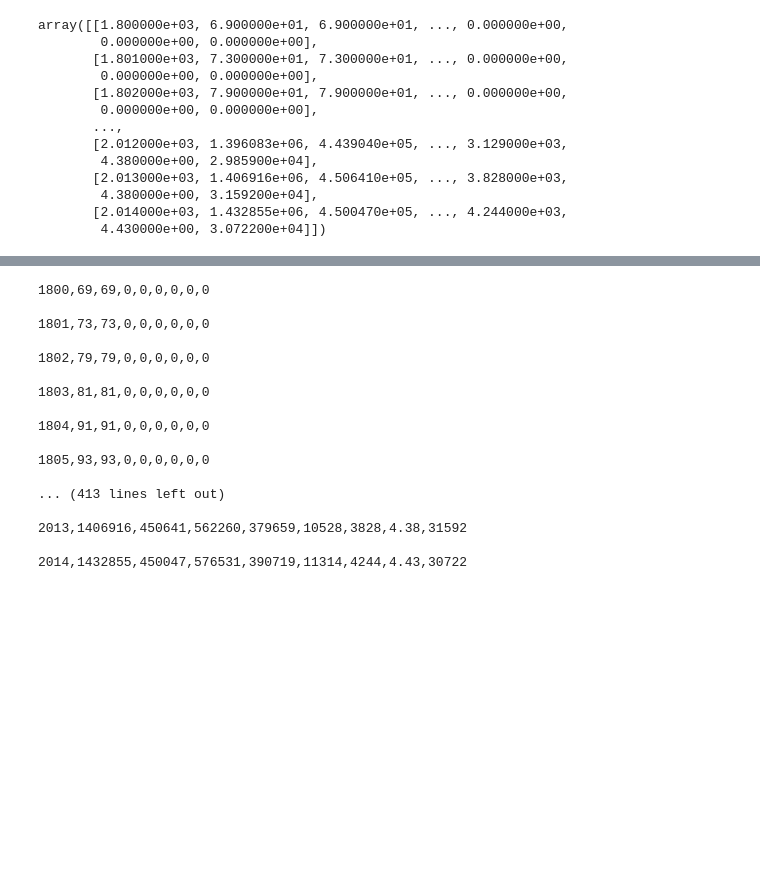
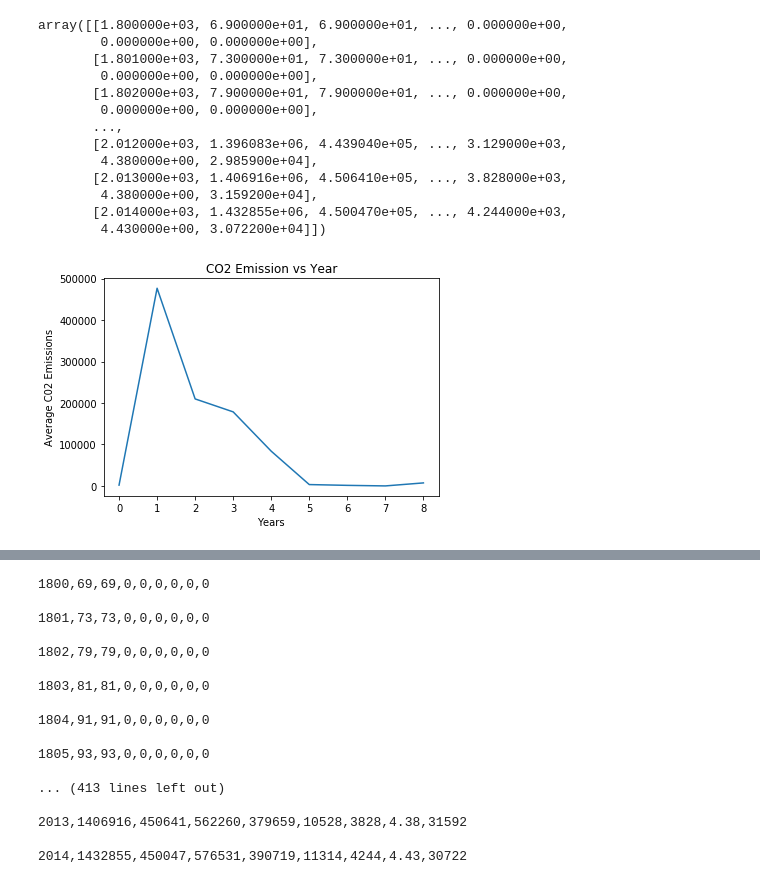
Before and after one commit to alexphu1230/eeb-c177-project, a Jupyter notebook: analysis/functions-analyses-week-6.ipynb, the cells around one changed output, grey strips where cells are left out. Saved outputs shown, nothing was run; the diff lists cells and outputs as text; code cells hidden in the pictures; blank space fills up the shorter version.

```diff
--- a/analysis/functions-analyses-week-6.ipynb
+++ b/analysis/functions-analyses-week-6.ipynb
@@ -18,10 +21,11 @@ array([[1.800000e+03, 6.900000e+01, 6.900000e+01, ..., 0.000000e+00,
         4.430000e+00, 3.072200e+04]])
 # %% [markdown]
 # Part 1:
-# %%
-import pandas as pd
-tmp_data = pd.read_csv('Final-Project.csv')
-data = tmp_data.to_numpy()
+# %%
+def numpydata_from_csv(csv_file):
+    tmp_data = pandas.read_csv(csv_file, header =None)
+    data = tmp_data.to_numpy()
+    return data
 # %%
 numpy.loadtxt(fname='Final-Project.csv', delimiter= ',')
 #Uploading data files for CO2 Emissions by Year
@@ -41,0 +61,2 @@ array([[1.800000e+03, 6.900000e+01, 6.900000e+01, ..., 0.000000e+00,
+# %%
+data = numpydata_from_csv('Final-Project.csv')
@@ -41,0 +65,9 @@ array([[1.800000e+03, 6.900000e+01, 6.900000e+01, ..., 0.000000e+00,
+# %%
+avg_CO2_emissions= numpy.mean(data, axis=0)
+avg_plot= plt.plot (avg_CO2_emissions)
+plt.xlabel('Years')
+plt.ylabel('Average C02 Emissions')
+plt.title('CO2 Emission vs Year')
+plt.show ()
+# %% [output]
+[figure, added]
```
Also changed, not shown: parts of 11 cells of this notebook, 1 other file.
